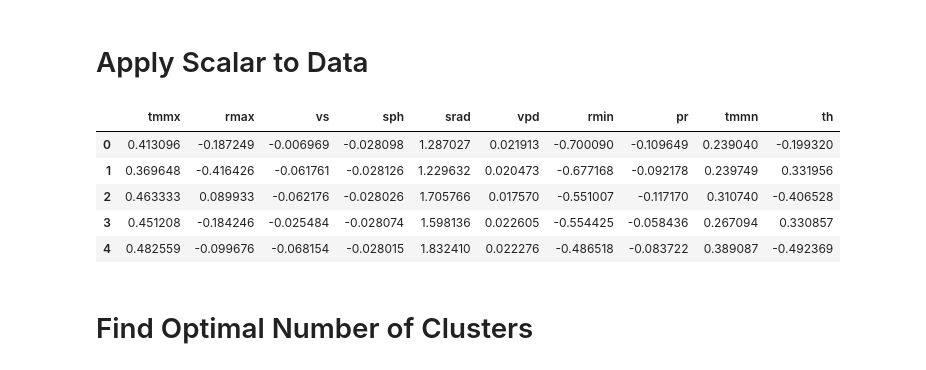
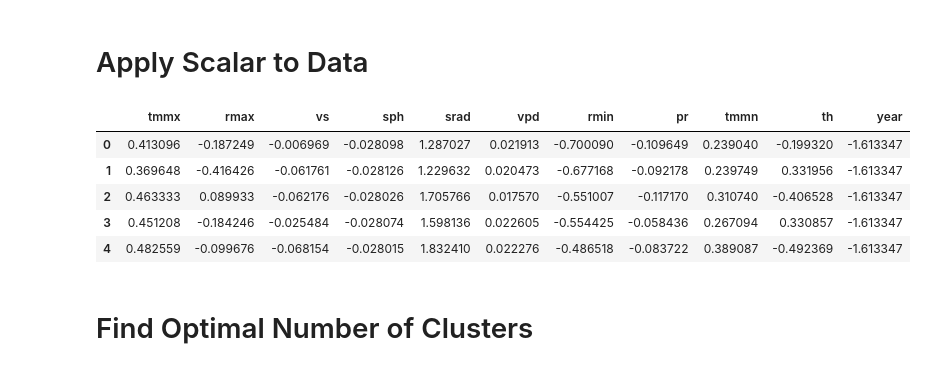
Before and after one commit to baekka1/Crop-Yield-Prediction, a Jupyter notebook: Analyze_spatial_weather_heterogeneity_by_clustering_climate_patterns.ipynb, the cells around one changed output. Saved outputs shown, nothing was run; the diff lists cells and outputs as text; code cells hidden in the pictures.

```diff
--- a/Analyze_spatial_weather_heterogeneity_by_clustering_climate_patterns.ipynb
+++ b/Analyze_spatial_weather_heterogeneity_by_clustering_climate_patterns.ipynb
@@ -25,19 +22,19 @@ Saving all_feature_data_avg.csv to all_feature_data_avg (1).csv
 # %%
 from sklearn.preprocessing import StandardScaler
 
-weather_data = df[['tmmx', 'rmax', 'vs', 'sph', 'srad', 'vpd', 'rmin', 'pr', 'tmmn', 'th']]
+weather_data = df[['tmmx', 'rmax', 'vs', 'sph', 'srad', 'vpd', 'rmin', 'pr', 'tmmn', 'th', 'year']]
 
 scaler = StandardScaler()
 weather_scaled = pd.DataFrame(scaler.fit_transform(weather_data), columns=weather_data.columns)
 
 display(weather_scaled.head())
 # %% [output]
-|  | tmmx | rmax | vs | sph | srad | vpd | rmin | pr | tmmn | th |
-| 0 | 0.413096 | -0.187249 | -0.006969 | -0.028098 | 1.287027 | 0.021913 | -0.700090 | -0.109649 | 0.239040 | -0.199320 |
-| 1 | 0.369648 | -0.416426 | -0.061761 | -0.028126 | 1.229632 | 0.020473 | -0.677168 | -0.092178 | 0.239749 | 0.331956 |
-| 2 | 0.463333 | 0.089933 | -0.062176 | -0.028026 | 1.705766 | 0.017570 | -0.551007 | -0.117170 | 0.310740 | -0.406528 |
-| 3 | 0.451208 | -0.184246 | -0.025484 | -0.028074 | 1.598136 | 0.022605 | -0.554425 | -0.058436 | 0.267094 | 0.330857 |
-| 4 | 0.482559 | -0.099676 | -0.068154 | -0.028015 | 1.832410 | 0.022276 | -0.486518 | -0.083722 | 0.389087 | -0.492369 |
+|  | tmmx | rmax | vs | sph | srad | vpd | rmin | pr | tmmn | th | year |
+| 0 | 0.413096 | -0.187249 | -0.006969 | -0.028098 | 1.287027 | 0.021913 | -0.700090 | -0.109649 | 0.239040 | -0.199320 | -1.613347 |
+| 1 | 0.369648 | -0.416426 | -0.061761 | -0.028126 | 1.229632 | 0.020473 | -0.677168 | -0.092178 | 0.239749 | 0.331956 | -1.613347 |
+| 2 | 0.463333 | 0.089933 | -0.062176 | -0.028026 | 1.705766 | 0.017570 | -0.551007 | -0.117170 | 0.310740 | -0.406528 | -1.613347 |
+| 3 | 0.451208 | -0.184246 | -0.025484 | -0.028074 | 1.598136 | 0.022605 | -0.554425 | -0.058436 | 0.267094 | 0.330857 | -1.613347 |
+| 4 | 0.482559 | -0.099676 | -0.068154 | -0.028015 | 1.832410 | 0.022276 | -0.486518 | -0.083722 | 0.389087 | -0.492369 | -1.613347 |
 # %% [markdown]
 # Find Optimal Number of Clusters
 # %%
```
Also changed, not shown: parts of 7 cells of this notebook.
